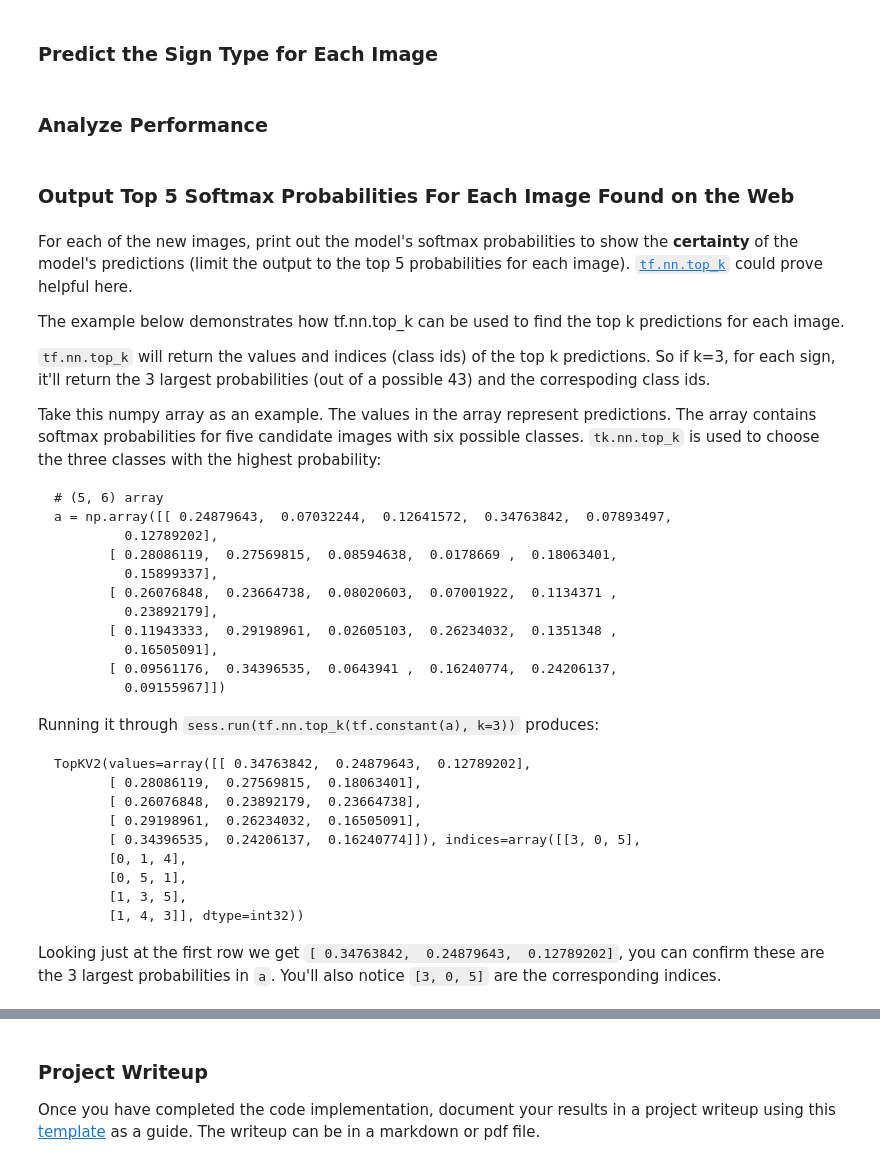
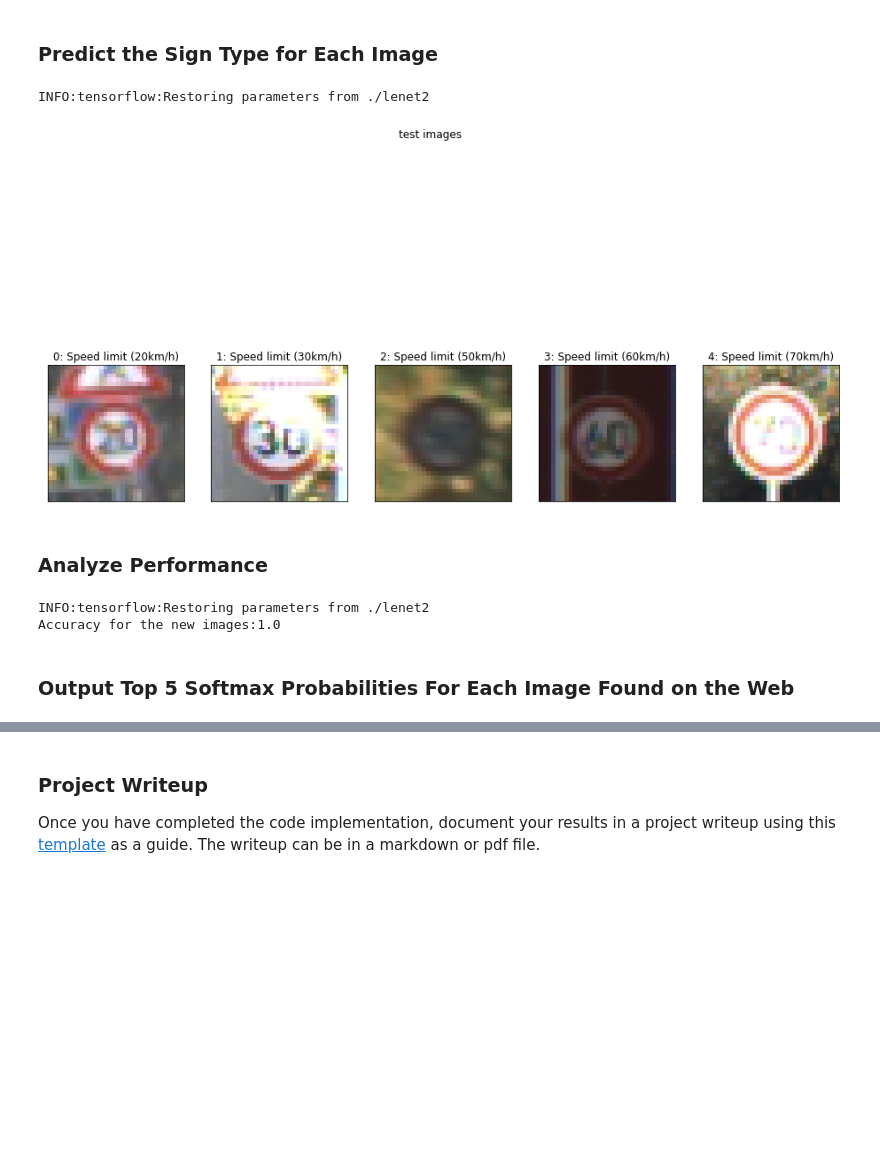
Before and after one commit to mastah43/udacity-carnd-p2, a Jupyter notebook: Traffic_Sign_Classifier.ipynb, the cells around one changed output, grey strips where cells are left out. Drawn from its saved outputs; the diff is of its cells as text; code cells hidden in the pictures; blank space fills up the shorter version.

Commit message:
completed prediction and using model

````diff
--- a/Traffic_Sign_Classifier.ipynb
+++ b/Traffic_Sign_Classifier.ipynb
@@ -611,57 +611,29 @@ plot_images(images)
 # %% [markdown]
 ### Predict the Sign Type for Each Image
-# %%
-### Run the predictions here and use the model to output the prediction for each image.
-### Make sure to pre-process the images with the same pre-processing pipeline used earlier.
-### Feel free to use as many code cells as needed.
-with tf.Session() as sess:
-        saver.restore(sess, './lenet2')
-        normalize_images()
-        tf.argmax(logits, 1)
-        test_accuracy = evaluate(X_test_normalized, y_test)
-        print("Test Accuracy = {:.3f}".format(test_accuracy))
+# %%
+### load model
+saver2 = tf.train.import_meta_graph('./lenet2.meta')
+# %%
+### Run the predictions and plot images and showing predictions as image label
+with tf.Session() as sess:
+    saver2.restore(sess, tf.train.latest_checkpoint('./'))
+    prediction_operation = tf.argmax(logits, 1)
+    predicted_image_labels = sess.run(prediction_operation, feed_dict={x: test_images_normalized})
+    plot_images(test_images, predicted_image_labels)
+# %% [output]
+INFO:tensorflow:Restoring parameters from ./lenet2
+[figure, added]
 # %% [markdown]
 ### Analyze Performance
 # %%
 ### Calculate the accuracy for these 5 new images.
 ### For example, if the model predicted 1 out of 5 signs correctly, it's 20% accurate on these new images.
+with tf.Session() as sess:
+    saver2.restore(sess, tf.train.latest_checkpoint('./'))
+    print("Accuracy for the new images:", end = '')
+    print(evaluate(test_images_normalized, test_image_labels))
+# %% [output]
+INFO:tensorflow:Restoring parameters from ./lenet2
+Accuracy for the new images:1.0
 # %% [markdown]
 ### Output Top 5 Softmax Probabilities For Each Image Found on the Web
-# %% [markdown]
-For each of the new images, print out the model's softmax probabilities to show the **certainty** of the model's predictions (limit the output to the top 5 probabilities for each image). [`tf.nn.top_k`](https://www.tensorflow.org/versions/r0.12/api_docs/python/nn.html#top_k) could prove helpful here.
-
-The example below demonstrates how tf.nn.top_k can be used to find the top k predictions for each image.
-
-`tf.nn.top_k` will return the values and indices (class ids) of the top k predictions. So if k=3, for each sign, it'll return the 3 largest probabilities (out of a possible 43) and the correspoding class ids.
-
-Take this numpy array as an example. The values in the array represent predictions. The array contains softmax probabilities for five candidate images with six possible classes. `tk.nn.top_k` is used to choose the three classes with the highest probability:
-
-```
-# (5, 6) array
-a = np.array([[ 0.24879643,  0.07032244,  0.12641572,  0.34763842,  0.07893497,
-         0.12789202],
-       [ 0.28086119,  0.27569815,  0.08594638,  0.0178669 ,  0.18063401,
-         0.15899337],
-       [ 0.26076848,  0.23664738,  0.08020603,  0.07001922,  0.1134371 ,
-         0.23892179],
-       [ 0.11943333,  0.29198961,  0.02605103,  0.26234032,  0.1351348 ,
-         0.16505091],
-       [ 0.09561176,  0.34396535,  0.0643941 ,  0.16240774,  0.24206137,
-         0.09155967]])
-```
-
-Running it through `sess.run(tf.nn.top_k(tf.constant(a), k=3))` produces:
-
-```
-TopKV2(values=array([[ 0.34763842,  0.24879643,  0.12789202],
-       [ 0.28086119,  0.27569815,  0.18063401],
-       [ 0.26076848,  0.23892179,  0.23664738],
-       [ 0.29198961,  0.26234032,  0.16505091],
-       [ 0.34396535,  0.24206137,  0.16240774]]), indices=array([[3, 0, 5],
-       [0, 1, 4],
-       [0, 5, 1],
-       [1, 3, 5],
-       [1, 4, 3]], dtype=int32))
-```
-
-Looking just at the first row we get `[ 0.34763842,  0.24879643,  0.12789202]`, you can confirm these are the 3 largest probabilities in `a`. You'll also notice `[3, 0, 5]` are the corresponding indices.
````
Also changed, not shown: parts of 15 cells of this notebook.
